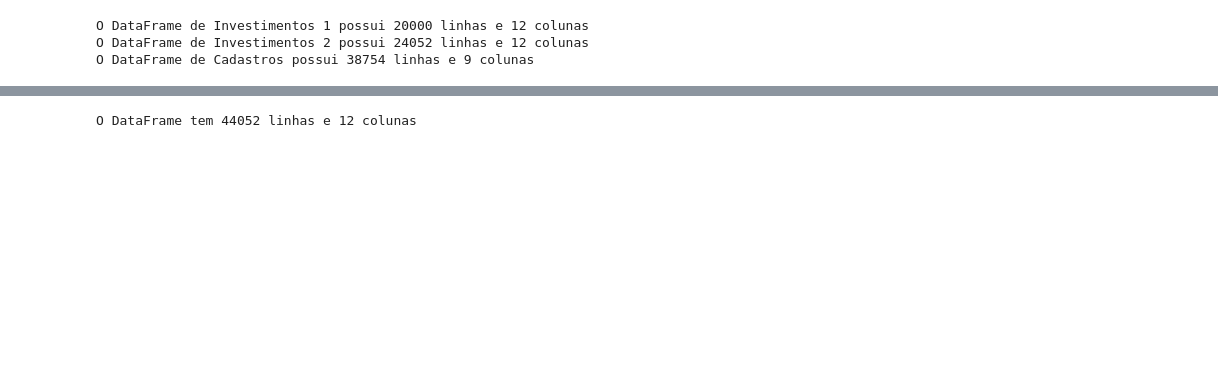
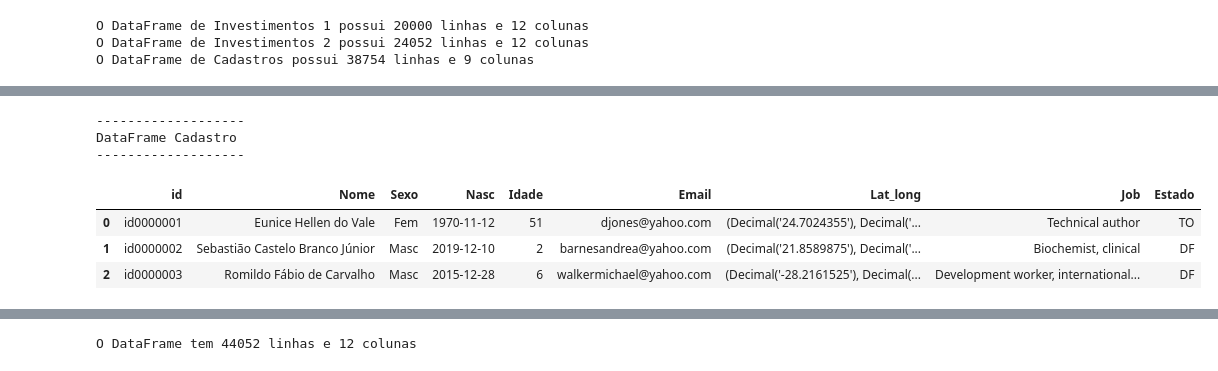
Before and after one commit to guioliveiras/investor-analysis, a Jupyter notebook: Proj 1 - pandas - notebook.ipynb, the cells around one changed output, grey strips where cells are left out. Saved outputs shown, nothing was run; the diff lists cells and outputs as text; code cells hidden in the pictures; blank space fills up the shorter version.

```diff
--- a/Proj 1 - pandas - notebook.ipynb
+++ b/Proj 1 - pandas - notebook.ipynb
@@ -84,0 +185,13 @@ display(invest_2.describe())
+# %%
+print('-'*19)
+print('DataFrame Cadastro')
+print('-'*19)
+display(cadastro.head(3))
+# %% [output]
+-------------------
+DataFrame Cadastro
+-------------------
+|  | id | Nome | Sexo | Nasc | Idade | Email | Lat_long | Job | Estado |
+| 0 | id0000001 | Eunice Hellen do Vale | Fem | 1970-11-12 | 51 | djones@yahoo.com | (Decimal('24.7024355'), Decimal('... | Technical author | TO |
+| 1 | id0000002 | Sebastião Castelo Branco Júnior | Masc | 2019-12-10 | 2 | barnesandrea@yahoo.com | (Decimal('21.8589875'), Decimal('... | Biochemist, clinical | DF |
+| 2 | id0000003 | Romildo Fábio de Carvalho | Masc | 2015-12-28 | 6 | walkermichael@yahoo.com | (Decimal('-28.2161525'), Decimal(... | Development worker, international... | DF |
```
Also changed, not shown: parts of 26 cells of this notebook, 1 other file.
